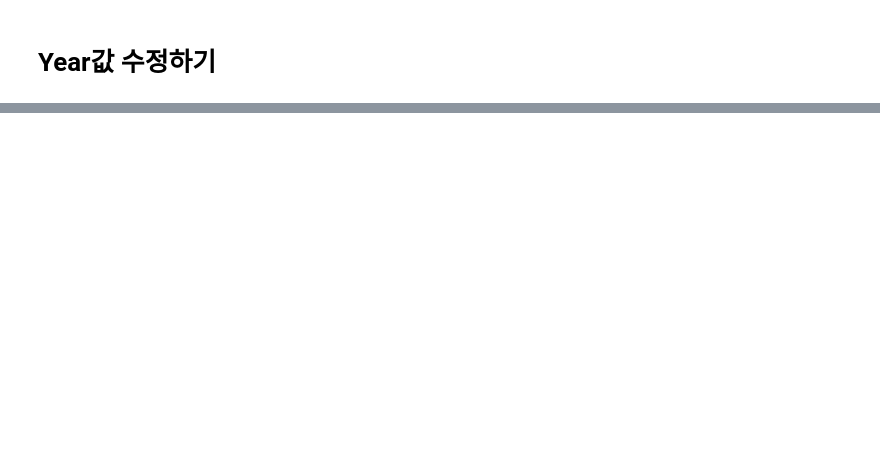
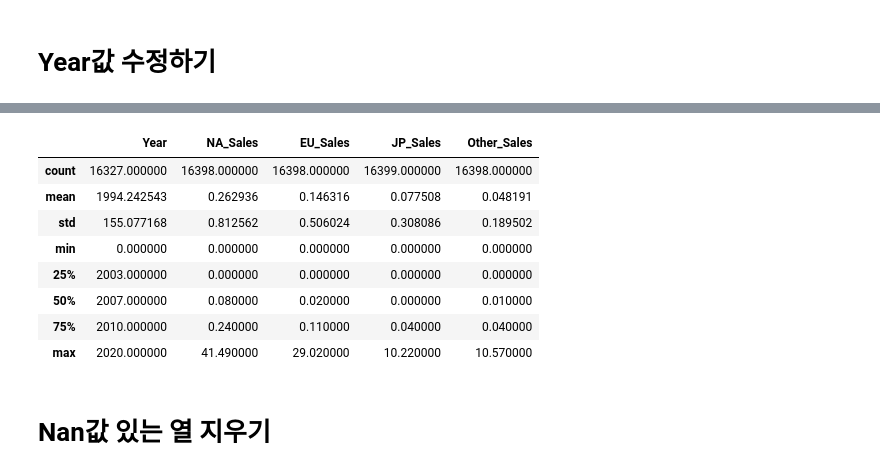
Before and after one commit to syh0397/codestates-AI-bootcamp-1, a Jupyter notebook: Untitled0.ipynb, the cells around one changed output, grey strips where cells are left out. Saved outputs shown, nothing was run; the diff lists cells and outputs as text; code cells hidden in the pictures; blank space fills up the shorter version.

```diff
--- a/Untitled0.ipynb
+++ b/Untitled0.ipynb
@@ -219,0 +320,14 @@ df1 # M 전부 제거
+# %%
+df1.describe()
+# %% [output]
+|  | Year | NA_Sales | EU_Sales | JP_Sales | Other_Sales |
+| count | 16327.000000 | 16398.000000 | 16398.000000 | 16399.000000 | 16398.000000 |
+| mean | 1994.242543 | 0.262936 | 0.146316 | 0.077508 | 0.048191 |
+| std | 155.077168 | 0.812562 | 0.506024 | 0.308086 | 0.189502 |
+| min | 0.000000 | 0.000000 | 0.000000 | 0.000000 | 0.000000 |
+| 25% | 2003.000000 | 0.000000 | 0.000000 | 0.000000 | 0.000000 |
+| 50% | 2007.000000 | 0.080000 | 0.020000 | 0.000000 | 0.010000 |
+| 75% | 2010.000000 | 0.240000 | 0.110000 | 0.040000 | 0.040000 |
+| max | 2020.000000 | 41.490000 | 29.020000 | 10.220000 | 10.570000 |
+# %% [markdown]
+# Nan값 있는 열 지우기
```
Also changed, not shown: parts of 16 cells of this notebook.
